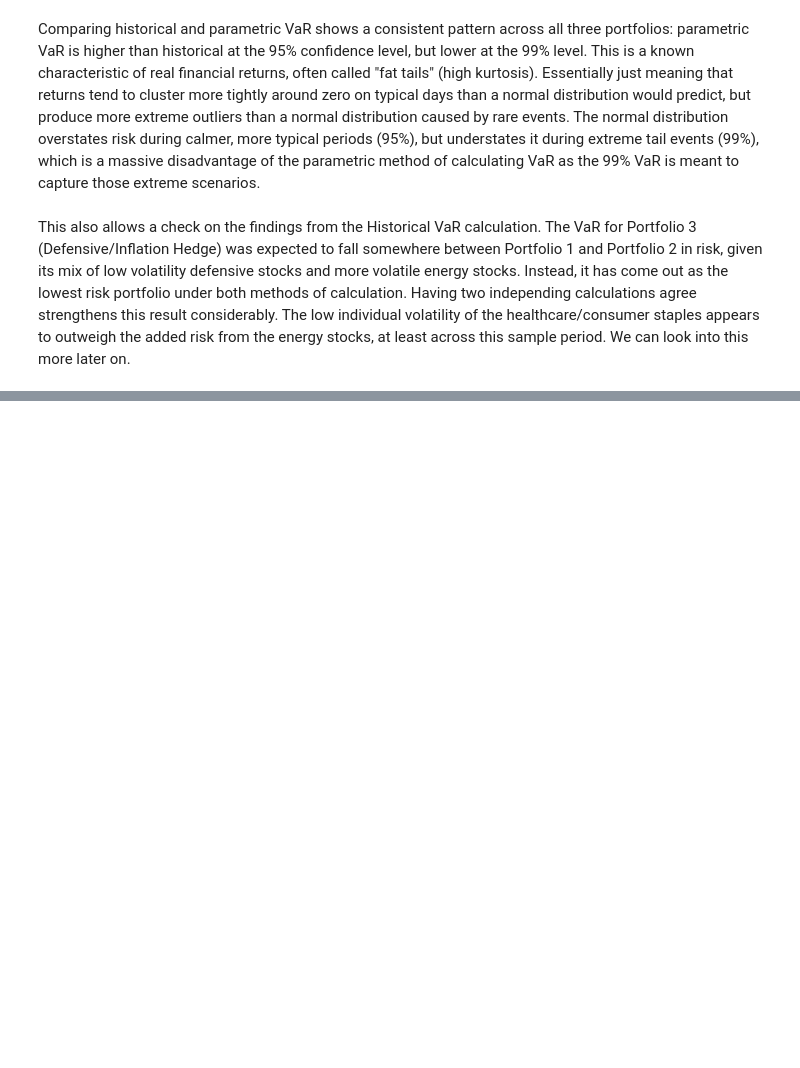
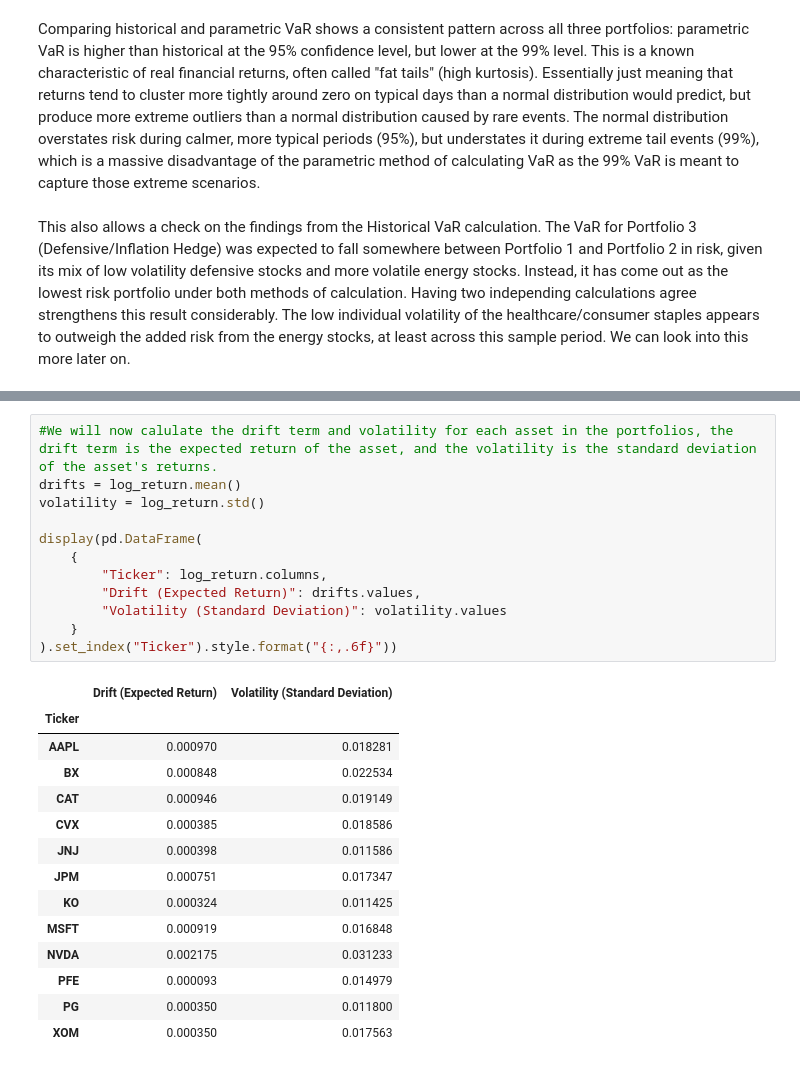
Before and after one commit to joekobylarz/portfolio-var-model, a Jupyter notebook: notebooks/var_model.ipynb, the cells around one changed output, grey strips where cells are left out. Cells and saved outputs as stored; diff of their text form; blank space fills up the shorter version.

```diff
--- a/notebooks/var_model.ipynb
+++ b/notebooks/var_model.ipynb
@@ -470,0 +494,27 @@ This also allows a check on the findings from the Historical VaR calculation. Th
+# %%
+#We will now calulate the drift term and volatility for each asset in the portfolios, the drift term is the expected return of the asset, and the volatility is the standard deviation of the asset's returns.
+drifts = log_return.mean()
+volatility = log_return.std()
+
+display(pd.DataFrame(
+    {
+        "Ticker": log_return.columns,
+        "Drift (Expected Return)": drifts.values,
+        "Volatility (Standard Deviation)": volatility.values
+    }
+).set_index("Ticker").style.format("{:,.6f}"))
+# %% [output]
+|  | Drift (Expected Return) | Volatility (Standard Deviation) |
+| Ticker |  |  |
+| AAPL | 0.000970 | 0.018281 |
+| BX | 0.000848 | 0.022534 |
+| CAT | 0.000946 | 0.019149 |
+| CVX | 0.000385 | 0.018586 |
+| JNJ | 0.000398 | 0.011586 |
+| JPM | 0.000751 | 0.017347 |
+| KO | 0.000324 | 0.011425 |
+| MSFT | 0.000919 | 0.016848 |
+| NVDA | 0.002175 | 0.031233 |
+| PFE | 0.000093 | 0.014979 |
+| PG | 0.000350 | 0.011800 |
+| XOM | 0.000350 | 0.017563 |
```
Also changed, not shown: parts of 15 cells of this notebook, 1 other file.
